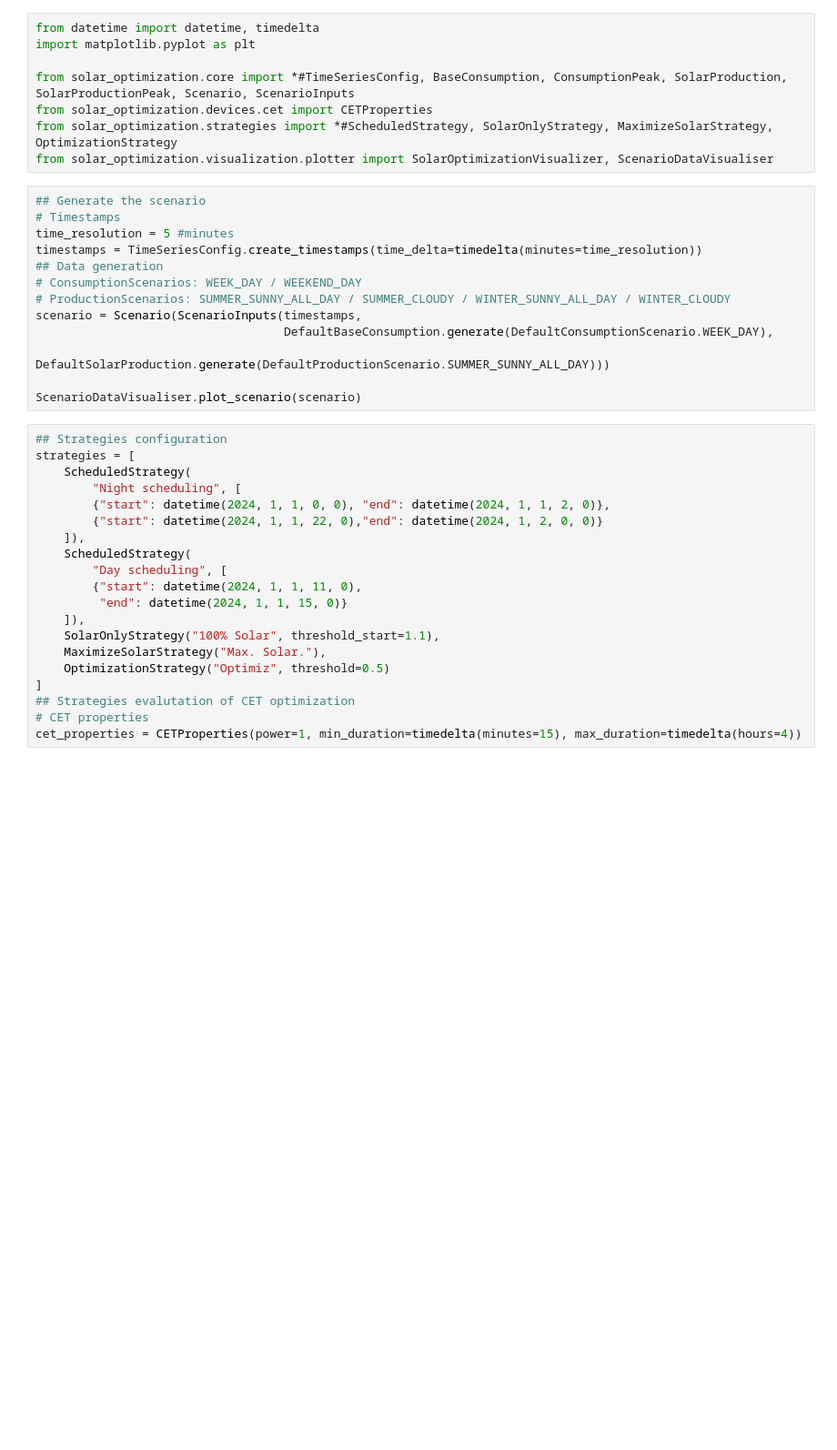
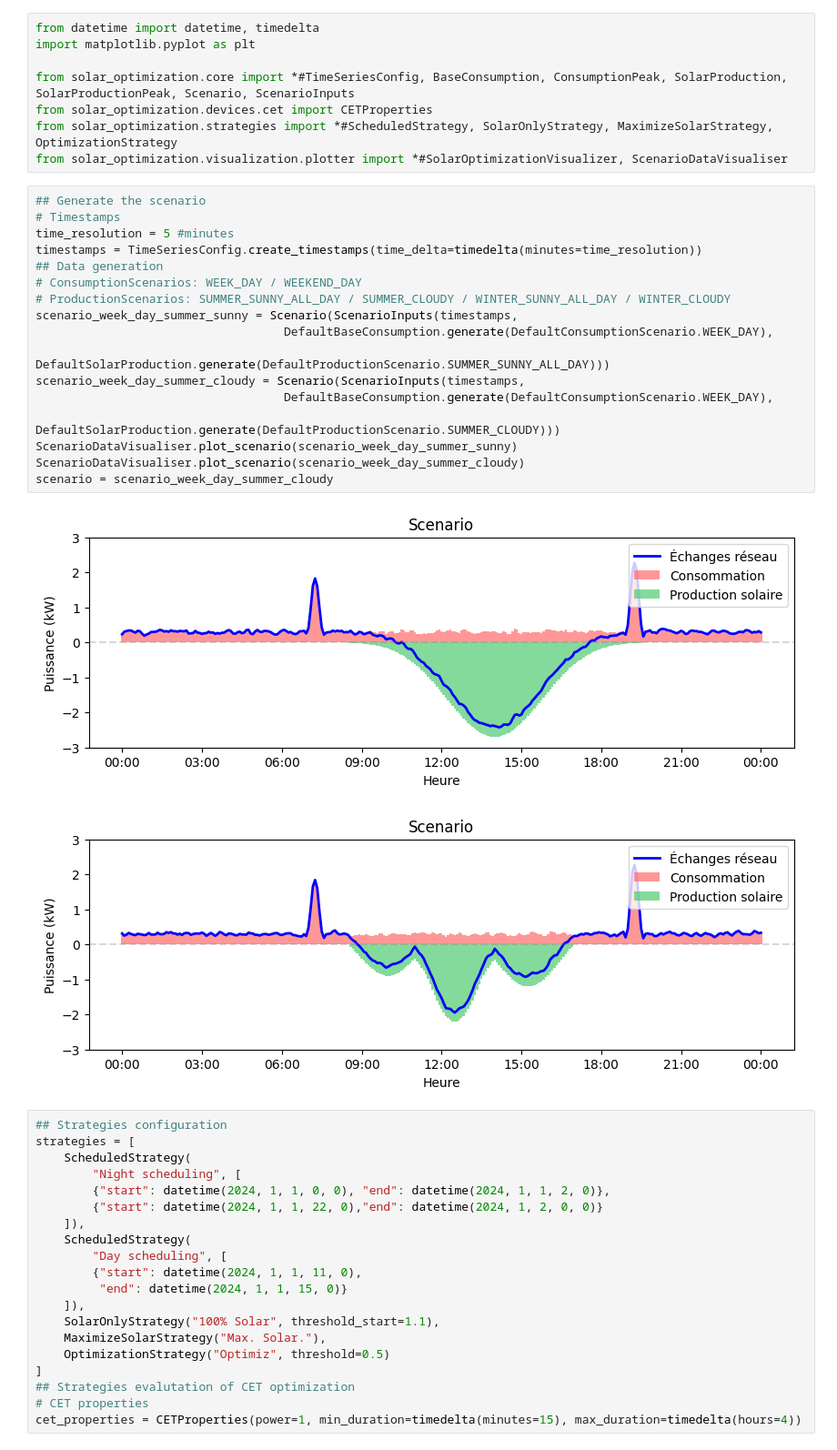
Before and after one commit to lsromain/solar_optim, a Jupyter notebook: examples/compare_strategies_notebook.ipynb, the cells around one changed output. Shown at 91% size. Drawn from its saved outputs; the diff is of its cells as text; blank space fills up the shorter version.

```diff
--- a/examples/compare_strategies_notebook.ipynb
+++ b/examples/compare_strategies_notebook.ipynb
@@ -5,20 +5,27 @@ import matplotlib.pyplot as plt
 from solar_optimization.core import *#TimeSeriesConfig, BaseConsumption, ConsumptionPeak, SolarProduction, SolarProductionPeak, Scenario, ScenarioInputs
 from solar_optimization.devices.cet import CETProperties
 from solar_optimization.strategies import *#ScheduledStrategy, SolarOnlyStrategy, MaximizeSolarStrategy, OptimizationStrategy
-from solar_optimization.visualization.plotter import SolarOptimizationVisualizer, ScenarioDataVisualiser
+from solar_optimization.visualization.plotter import *#SolarOptimizationVisualizer, ScenarioDataVisualiser
 # %%
 ## Generate the scenario
 # Timestamps
 time_resolution = 5 #minutes
 timestamps = TimeSeriesConfig.create_timestamps(time_delta=timedelta(minutes=time_resolution))
 ## Data generation
 # ConsumptionScenarios: WEEK_DAY / WEEKEND_DAY
 # ProductionScenarios: SUMMER_SUNNY_ALL_DAY / SUMMER_CLOUDY / WINTER_SUNNY_ALL_DAY / WINTER_CLOUDY
-scenario = Scenario(ScenarioInputs(timestamps,
+scenario_week_day_summer_sunny = Scenario(ScenarioInputs(timestamps,
                                    DefaultBaseConsumption.generate(DefaultConsumptionScenario.WEEK_DAY),
                                    DefaultSolarProduction.generate(DefaultProductionScenario.SUMMER_SUNNY_ALL_DAY)))
-
-ScenarioDataVisualiser.plot_scenario(scenario)
+scenario_week_day_summer_cloudy = Scenario(ScenarioInputs(timestamps,
+                                   DefaultBaseConsumption.generate(DefaultConsumptionScenario.WEEK_DAY),
+                                   DefaultSolarProduction.generate(DefaultProductionScenario.SUMMER_CLOUDY)))
+ScenarioDataVisualiser.plot_scenario(scenario_week_day_summer_sunny)
+ScenarioDataVisualiser.plot_scenario(scenario_week_day_summer_cloudy)
+scenario = scenario_week_day_summer_cloudy
+# %% [output]
+[figure, added]
+[figure, added]
 # %%
 ## Strategies configuration
 strategies = [
```
Also changed, not shown: parts of 1 cell of this notebook, 4 other files.
